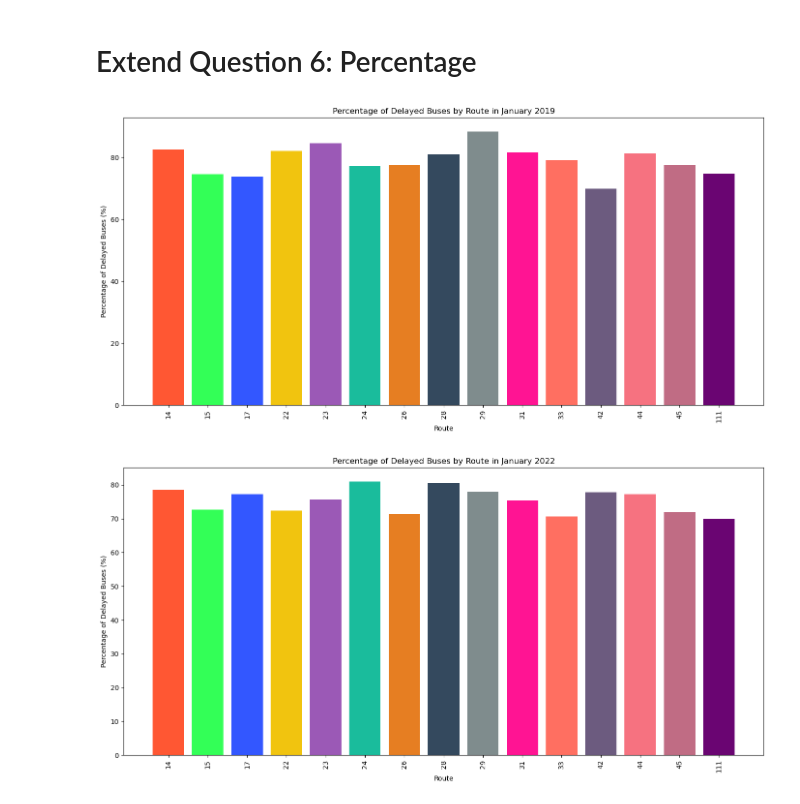
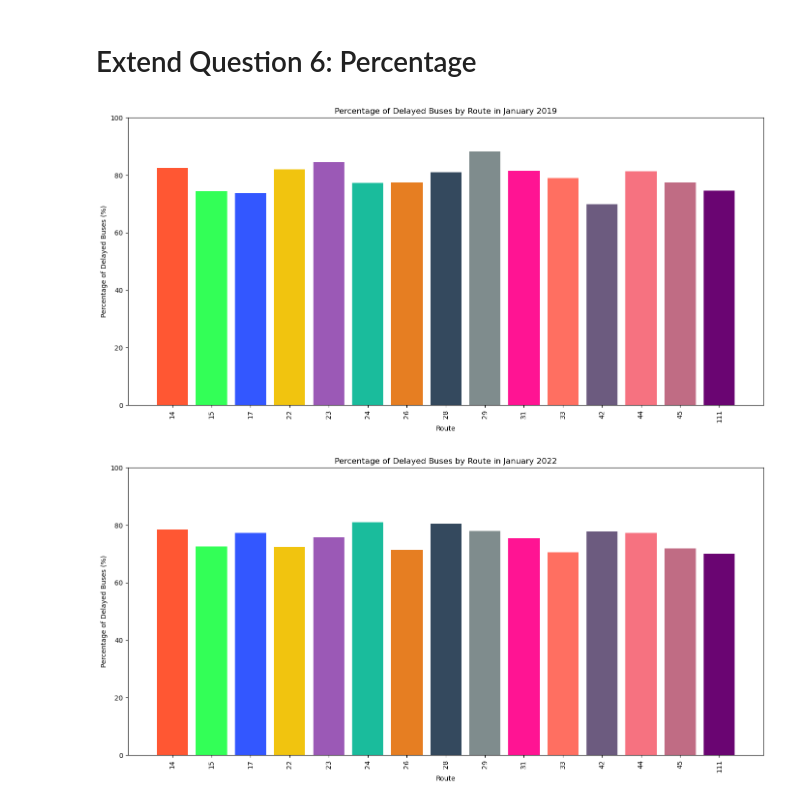
Before and after one commit to BU-Spark/ds-wgbh-bus-equity, a Jupyter notebook: notebooks/Preliminary Analysis on Base Questions 1.2.ipynb, the cells around one changed output. Cells and saved outputs as stored; diff of their text form; code cells hidden in the pictures.

```diff
--- a/notebooks/Preliminary Analysis on Base Questions 1.2.ipynb
+++ b/notebooks/Preliminary Analysis on Base Questions 1.2.ipynb
@@ -474,27 +483,29 @@ merged_counts_2022['delay_percentage'] = (merged_counts_2022['delayed_count'] /
 # %%
 # Plot percentage of delayed buses for 2019
 plt.figure(figsize=(14, 7))
 plt.bar(merged_counts_2019['route_id'].astype(str),
         merged_counts_2019['delay_percentage'],
         color=colors[:len(merged_counts_2019)])  # Adjust colors based on number of routes
 plt.xlabel('Route')
 plt.ylabel('Percentage of Delayed Buses (%)')
 plt.title('Percentage of Delayed Buses by Route in January 2019')
 plt.xticks(rotation=90)
+plt.ylim(0,100)
 plt.tight_layout()
 plt.show()
 
 # Plot percentage of delayed buses for 2022
 plt.figure(figsize=(14, 7))
 plt.bar(merged_counts_2022['route_id'].astype(str),
         merged_counts_2022['delay_percentage'],
         color=colors[:len(merged_counts_2022)])  # Adjust colors based on number of routes
 plt.xlabel('Route')
 plt.ylabel('Percentage of Delayed Buses (%)')
 plt.title('Percentage of Delayed Buses by Route in January 2022')
 plt.xticks(rotation=90)
+plt.ylim(0,100)
 plt.tight_layout()
 plt.show()
 # %% [output]
-[figure, old version]
+[figure, new version]
-[figure, old version]
+[figure, new version]
```
Also changed, not shown: parts of 9 cells of this notebook.
